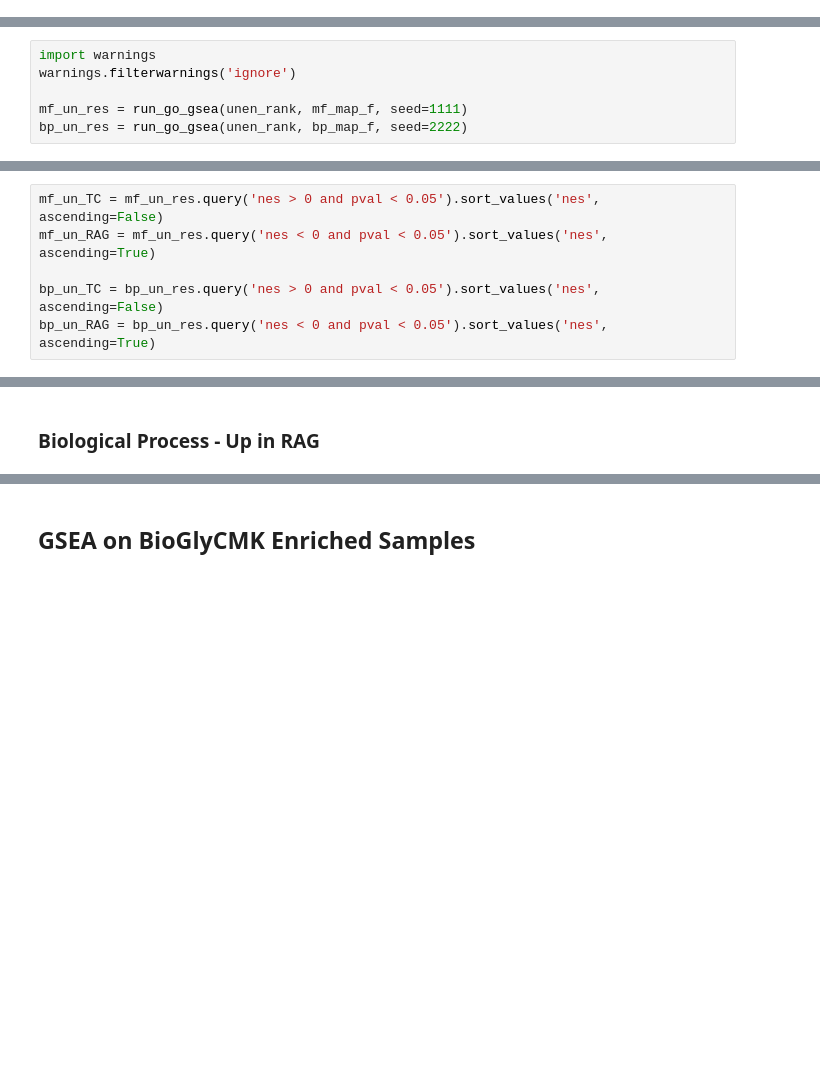
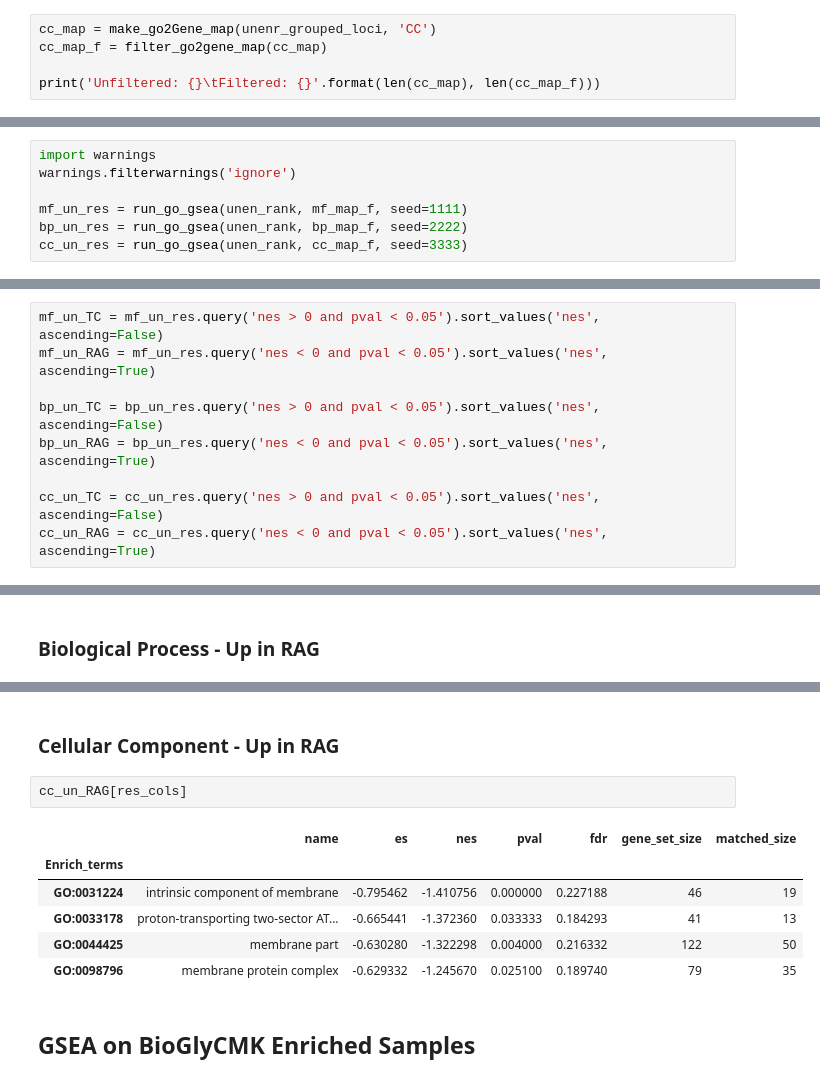
Before and after one commit to mmayers12/n15_mice, a Jupyter notebook: ipynbs/GSEA-Algorithm.ipynb, the cells around one changed output, grey strips where cells are left out. Saved outputs shown, nothing was run; the diff lists cells and outputs as text; blank space fills up the shorter version.

Commit message:
added cellular component analysis

```diff
--- a/ipynbs/GSEA-Algorithm.ipynb
+++ b/ipynbs/GSEA-Algorithm.ipynb
@@ -153,3 +153,8 @@ bp_map_f = filter_go2gene_map(bp_map)
 print('Unfiltered: {}\tFiltered: {}'.format(len(bp_map), len(bp_map_f)))
 # %% [output]
 Unfiltered: 612 Filtered: 208
+# %%
+cc_map = make_go2Gene_map(unenr_grouped_loci, 'CC')
+cc_map_f = filter_go2gene_map(cc_map)
+
+print('Unfiltered: {}\tFiltered: {}'.format(len(cc_map), len(cc_map_f)))
@@ -161,6 +168,7 @@ warnings.filterwarnings('ignore')
 
 mf_un_res = run_go_gsea(unen_rank, mf_map_f, seed=1111)
 bp_un_res = run_go_gsea(unen_rank, bp_map_f, seed=2222)
+cc_un_res = run_go_gsea(unen_rank, cc_map_f, seed=3333)
 # %% [output]
 119 gene_sets have been filtered out when max_size=500 and min_size=5
 79 gene_sets used for further calculating
@@ -185,6 +193,9 @@ mf_un_RAG = mf_un_res.query('nes < 0 and pval < 0.05').sort_values('nes', ascend
 
 bp_un_TC = bp_un_res.query('nes > 0 and pval < 0.05').sort_values('nes', ascending=False)
 bp_un_RAG = bp_un_res.query('nes < 0 and pval < 0.05').sort_values('nes', ascending=True)
+
+cc_un_TC = cc_un_res.query('nes > 0 and pval < 0.05').sort_values('nes', ascending=False)
+cc_un_RAG = cc_un_res.query('nes < 0 and pval < 0.05').sort_values('nes', ascending=True)
 # %% [markdown]
 ### Molecular Function - Up in Tcell
 # %%
@@ -303,3 +322,14 @@ plot_gsea_result(bp_un_res.iloc[0], unen_rank)
+# %% [markdown]
+### Cellular Component - Up in RAG
+# %%
+cc_un_RAG[res_cols]
+# %% [output]
+|  | name | es | nes | pval | fdr | gene_set_size | matched_size |
+| Enrich_terms |  |  |  |  |  |  |  |
+| GO:0031224 | intrinsic component of membrane | -0.795462 | -1.410756 | 0.000000 | 0.227188 | 46 | 19 |
+| GO:0033178 | proton-transporting two-sector AT... | -0.665441 | -1.372360 | 0.033333 | 0.184293 | 41 | 13 |
+| GO:0044425 | membrane part | -0.630280 | -1.322298 | 0.004000 | 0.216332 | 122 | 50 |
+| GO:0098796 | membrane protein complex | -0.629332 | -1.245670 | 0.025100 | 0.189740 | 79 | 35 |
 # %% [markdown]
 ## GSEA on BioGlyCMK Enriched Samples
 # %%
```
Also changed, not shown: parts of 17 cells of this notebook.
